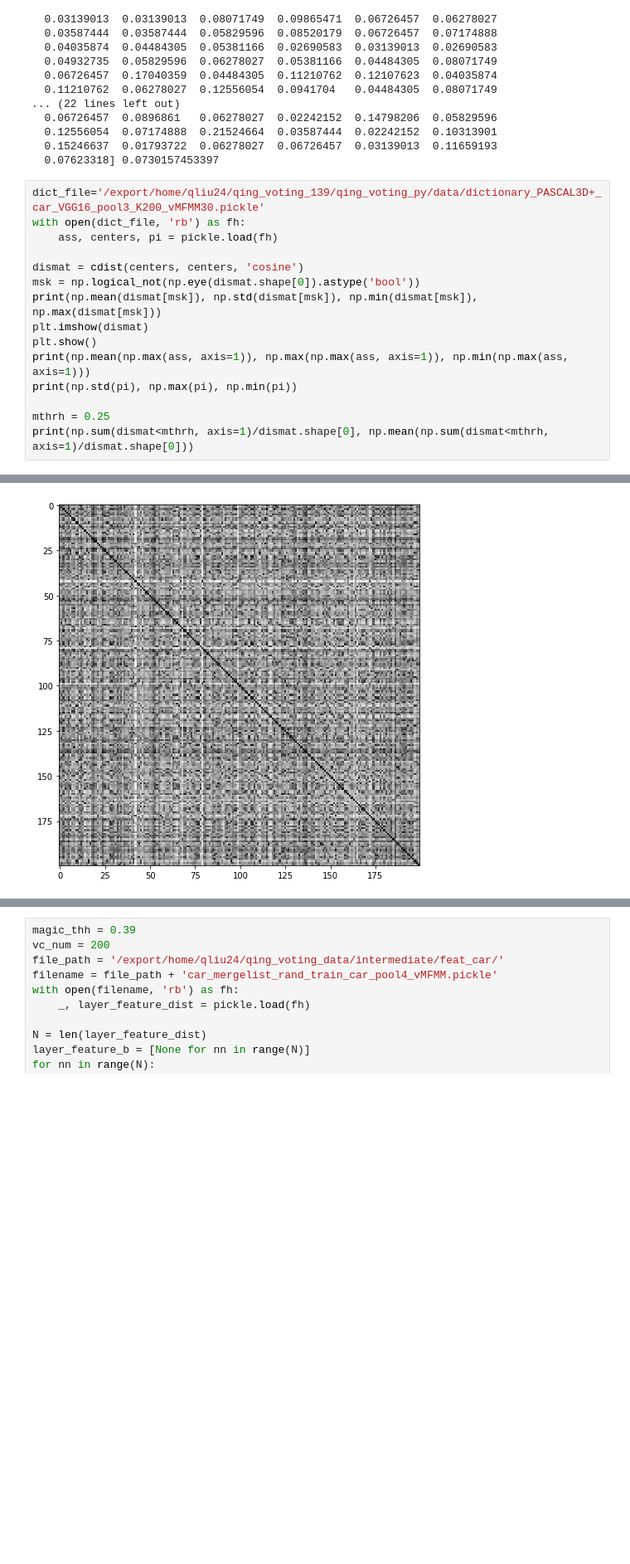
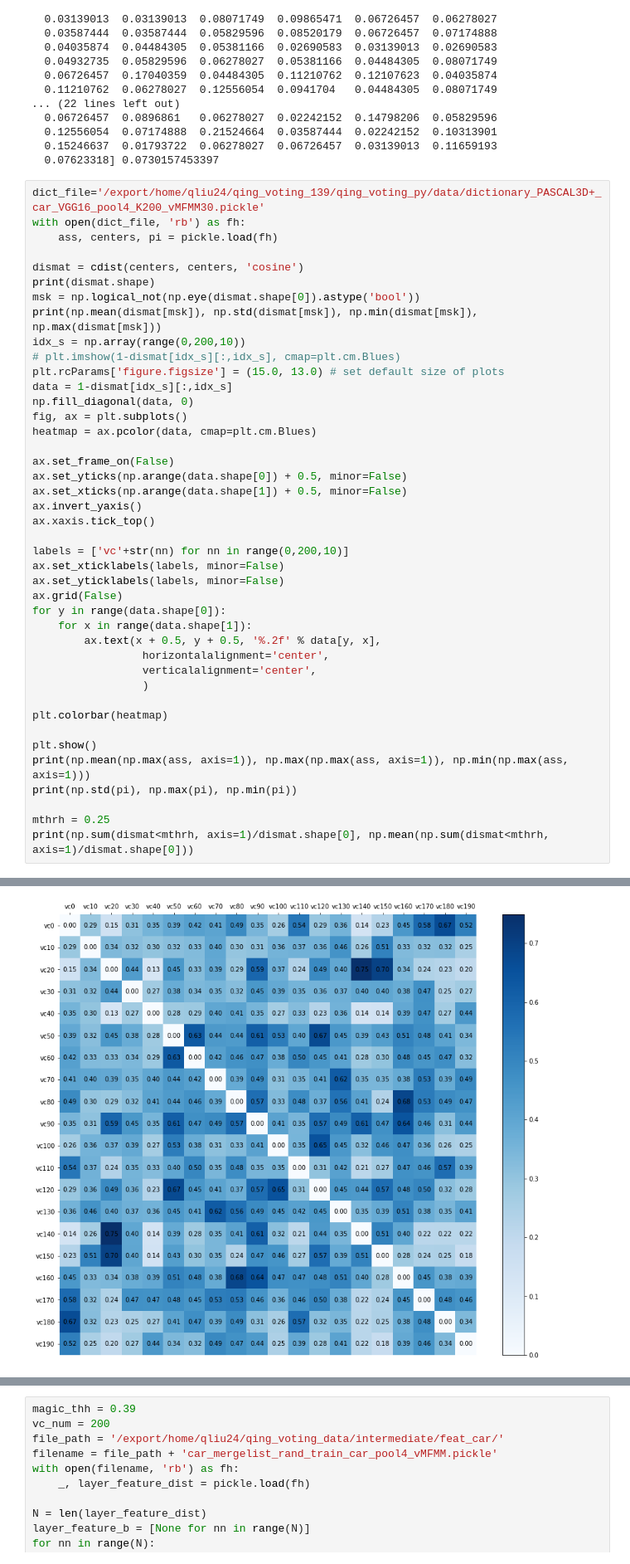
Before and after one commit to qliu24/qing_voting_139, a Jupyter notebook: qing_clustering/VC_dist_matrix.ipynb, the cells around one changed output, grey strips where cells are left out. Shown at 83% size. Saved outputs shown, nothing was run; the diff lists cells and outputs as text; blank space fills up the shorter version.

```diff
--- a/qing_clustering/VC_dist_matrix.ipynb
+++ b/qing_clustering/VC_dist_matrix.ipynb
@@ -44,14 +44,41 @@ print(np.sum(dismat<mthrh, axis=1)/dismat.shape[0], np.mean(np.sum(dismat<mthrh,
   0.15246637  0.01793722  0.06278027  0.06726457  0.03139013  0.11659193
   0.07623318] 0.0730157453397
 # %%
-dict_file='/export/home/qliu24/qing_voting_139/qing_voting_py/data/dictionary_PASCAL3D+_car_VGG16_pool3_K200_vMFMM30.pickle'
+dict_file='/export/home/qliu24/qing_voting_139/qing_voting_py/data/dictionary_PASCAL3D+_car_VGG16_pool4_K200_vMFMM30.pickle'
 with open(dict_file, 'rb') as fh:
     ass, centers, pi = pickle.load(fh)
 
 dismat = cdist(centers, centers, 'cosine')
+print(dismat.shape)
 msk = np.logical_not(np.eye(dismat.shape[0]).astype('bool'))
 print(np.mean(dismat[msk]), np.std(dismat[msk]), np.min(dismat[msk]), np.max(dismat[msk]))
-plt.imshow(dismat)
+idx_s = np.array(range(0,200,10))
+# plt.imshow(1-dismat[idx_s][:,idx_s], cmap=plt.cm.Blues)
+plt.rcParams['figure.figsize'] = (15.0, 13.0) # set default size of plots
+data = 1-dismat[idx_s][:,idx_s]
+np.fill_diagonal(data, 0)
+fig, ax = plt.subplots()
+heatmap = ax.pcolor(data, cmap=plt.cm.Blues)
+
+ax.set_frame_on(False)
+ax.set_yticks(np.arange(data.shape[0]) + 0.5, minor=False)
+ax.set_xticks(np.arange(data.shape[1]) + 0.5, minor=False)
+ax.invert_yaxis()
+ax.xaxis.tick_top()
+
+labels = ['vc'+str(nn) for nn in range(0,200,10)]
+ax.set_xticklabels(labels, minor=False)
+ax.set_yticklabels(labels, minor=False)
+ax.grid(False)
+for y in range(data.shape[0]):
+    for x in range(data.shape[1]):
+        ax.text(x + 0.5, y + 0.5, '%.2f' % data[y, x],
+                 horizontalalignment='center',
+                 verticalalignment='center',
+                 )
+
+plt.colorbar(heatmap)
+
 plt.show()
 print(np.mean(np.max(ass, axis=1)), np.max(np.max(ass, axis=1)), np.min(np.max(ass, axis=1)))
 print(np.std(pi), np.max(pi), np.min(pi))
@@ -63 +91 @@ print(np.sum(dismat<mthrh, axis=1)/dismat.shape[0], np.mean(np.sum(dismat<mthrh,
-[figure, old version]
+[figure, new version]
```
Also changed, not shown: parts of 1 cell of this notebook, 9 other files.
